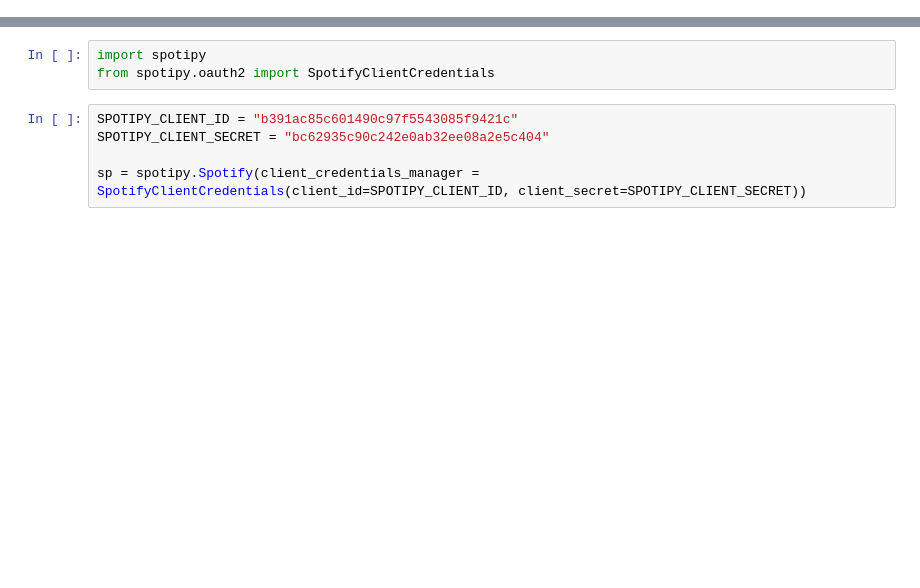
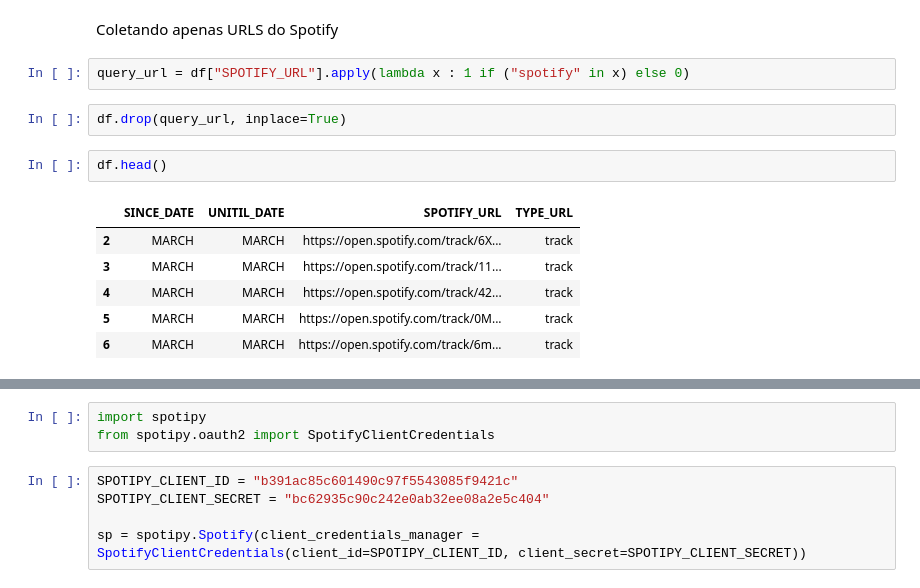
Before and after one commit to julianyraiol/analysis-music-data-pipeline, a Jupyter notebook: notebook/spotipy.ipynb, the cells around one changed output, grey strips where cells are left out. Saved outputs shown, nothing was run; the diff lists cells and outputs as text; blank space fills up the shorter version.

```diff
--- a/notebook/spotipy.ipynb
+++ b/notebook/spotipy.ipynb
@@ -0,0 +38,15 @@
+# %% [markdown]
+Coletando apenas URLS do Spotify
+# %%
+query_url = df["SPOTIFY_URL"].apply(lambda x : 1 if ("spotify" in x) else 0)
+# %%
+df.drop(query_url, inplace=True)
+# %%
+df.head()
+# %% [output]
+|  | SINCE_DATE | UNITIL_DATE | SPOTIFY_URL | TYPE_URL |
+| 2 | MARCH | MARCH | https://open.spotify.com/track/6X... | track |
+| 3 | MARCH | MARCH | https://open.spotify.com/track/11... | track |
+| 4 | MARCH | MARCH | https://open.spotify.com/track/42... | track |
+| 5 | MARCH | MARCH | https://open.spotify.com/track/0M... | track |
+| 6 | MARCH | MARCH | https://open.spotify.com/track/6m... | track |
```
Also changed, not shown: parts of 18 cells of this notebook, 6 other files.
